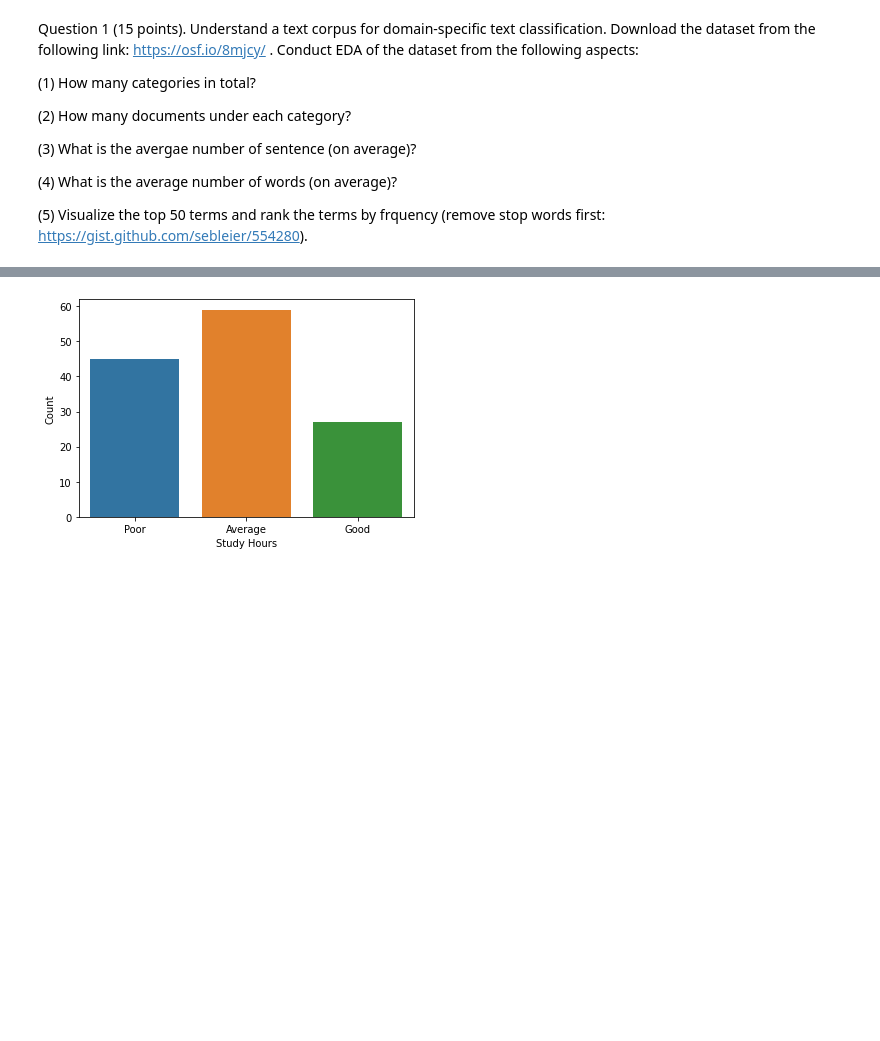
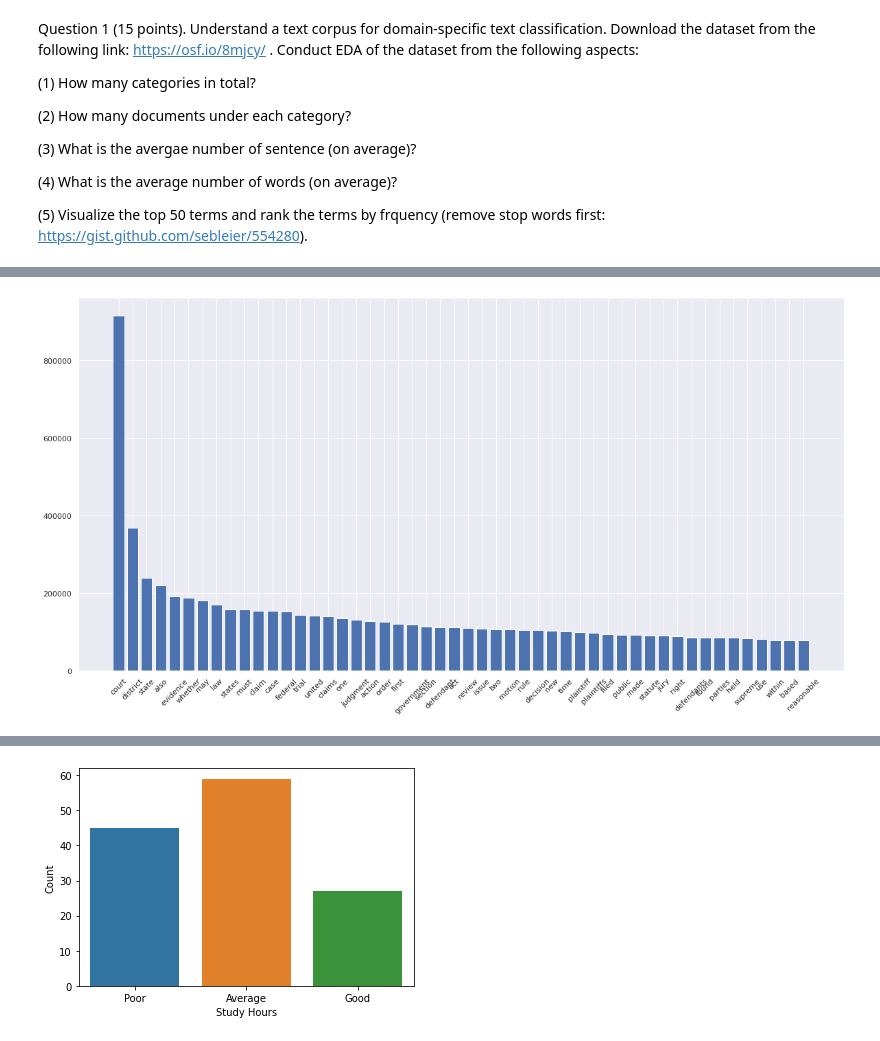
Before and after one commit to Shanmukh451/shanmukhanadh_INFO5502_sPRING2022, a Jupyter notebook: lab_assignment_04.ipynb, the cells around one changed output, grey strips where cells are left out. Cells and saved outputs as stored; diff of their text form; code cells hidden in the pictures; blank space fills up the shorter version.

```diff
--- a/lab_assignment_04.ipynb
+++ b/lab_assignment_04.ipynb
@@ -79,0 +83,25 @@ NameError: ignored
+# %%
+#4)
+import pandas as pd
+import nltk
+nltk.download('stopwords')
+from nltk.corpus import stopwords
+stop = stopwords.words('english')
+sum = 0
+for folder in path:
+    docs = os.listdir("/content/gdrive/My Drive/preprocessed_cases[cases_29404]/{}".format((folder)))
+    try:
+        for file in docs:
+            filepath = os.path.join("/content/gdrive/My Drive/preprocessed_cases[cases_29404]", folder, file)
+            data = pd.read_csv(filepath, sep="\t")
+            for col in data.columns:
+                data[col] = data[col].apply(lambda x: [item for item in x.split() if ((item not in stop) and (len(item)!= 1))])
+
+                for sent in data[col]:
+                    sum += len(sent)
+        #print(sum)
+    except Exception as e:
+        print(e)
+        #print(i, file)
+print("The average no of words in all categories is:", round(sum/78, 2))
+print("The average no of words in all files is:", round(sum/29404, 2))
@@ -79,0 +190,11 @@ NameError: ignored
+# %%
+from collections import Counter
+counter_list = (Counter(list_of_words).most_common(50))
+# %%
+sns.set(rc = {'figure.figsize':(20,10)})
+plt.bar(dict(counter_list).keys(), dict(counter_list).values())
+plt.xticks(rotation =45)
+plt.show()
+#dict(counter_list).keys()
+# %% [output]
+[figure, added]
```
Also changed, not shown: parts of 24 cells of this notebook.
